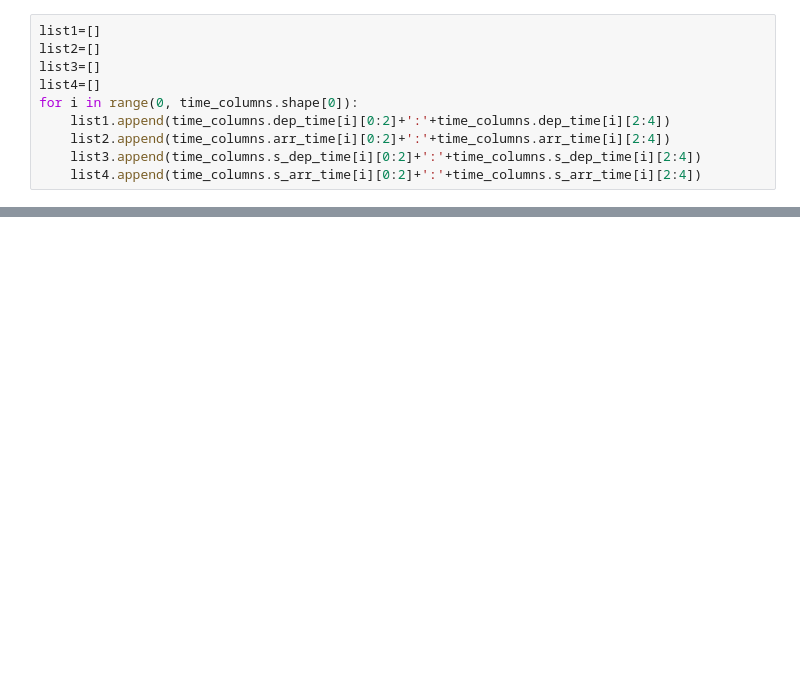
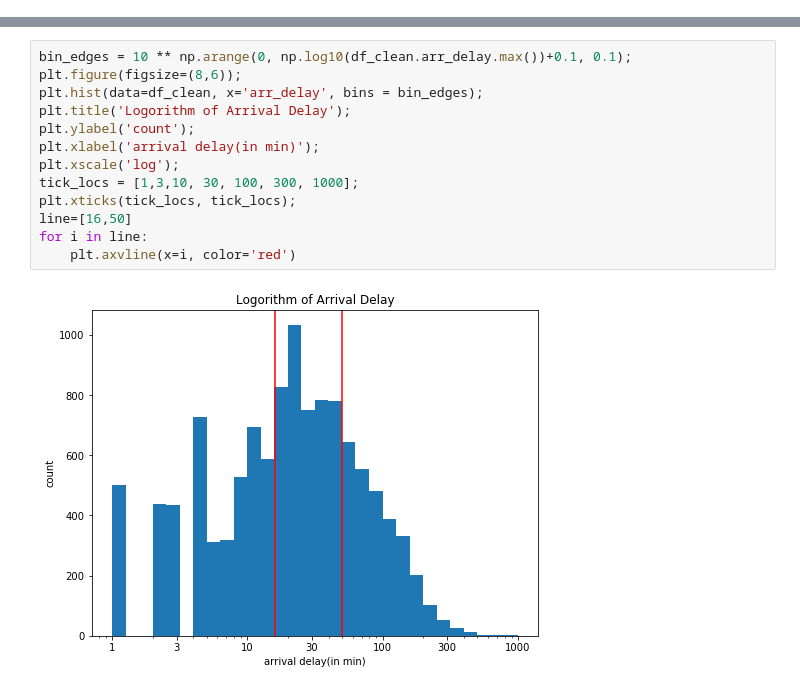
Before and after one commit to catherinecao123/Cummunicate_Data_Finding_of_US_Flight, a Jupyter notebook: US Flight Exploratory and Explanatory Analysis.ipynb, the cells around one changed output, grey strips where cells are left out. Drawn from its saved outputs; the diff is of its cells as text; blank space fills up the shorter version.

```diff
--- a/US Flight Exploratory and Explanatory Analysis.ipynb
+++ b/US Flight Exploratory and Explanatory Analysis.ipynb
@@ -83,10 +0,0 @@ time_columns['s_arr_time']=time_columns['s_arr_time'].apply(lambda x: x.zfill(4)
-# %%
-list1=[]
-list2=[]
-list3=[]
-list4=[]
-for i in range(0, time_columns.shape[0]):
-    list1.append(time_columns.dep_time[i][0:2]+':'+time_columns.dep_time[i][2:4])
-    list2.append(time_columns.arr_time[i][0:2]+':'+time_columns.arr_time[i][2:4])
-    list3.append(time_columns.s_dep_time[i][0:2]+':'+time_columns.s_dep_time[i][2:4])
-    list4.append(time_columns.s_arr_time[i][0:2]+':'+time_columns.s_arr_time[i][2:4])
@@ -652,0 +52,15 @@ the quote-formatted guide notes like this one before you finish your report!
+# %%
+bin_edges = 10 ** np.arange(0, np.log10(df_clean.arr_delay.max())+0.1, 0.1);
+plt.figure(figsize=(8,6));
+plt.hist(data=df_clean, x='arr_delay', bins = bin_edges);
+plt.title('Logorithm of Arrival Delay');
+plt.ylabel('count');
+plt.xlabel('arrival delay(in min)');
+plt.xscale('log');
+tick_locs = [1,3,10, 30, 100, 300, 1000];
+plt.xticks(tick_locs, tick_locs);
+line=[16,50]
+for i in line:
+    plt.axvline(x=i, color='red')
+# %% [output]
+[figure, added]
```
Also changed, not shown: parts of 101 cells of this notebook, 6 other files.
